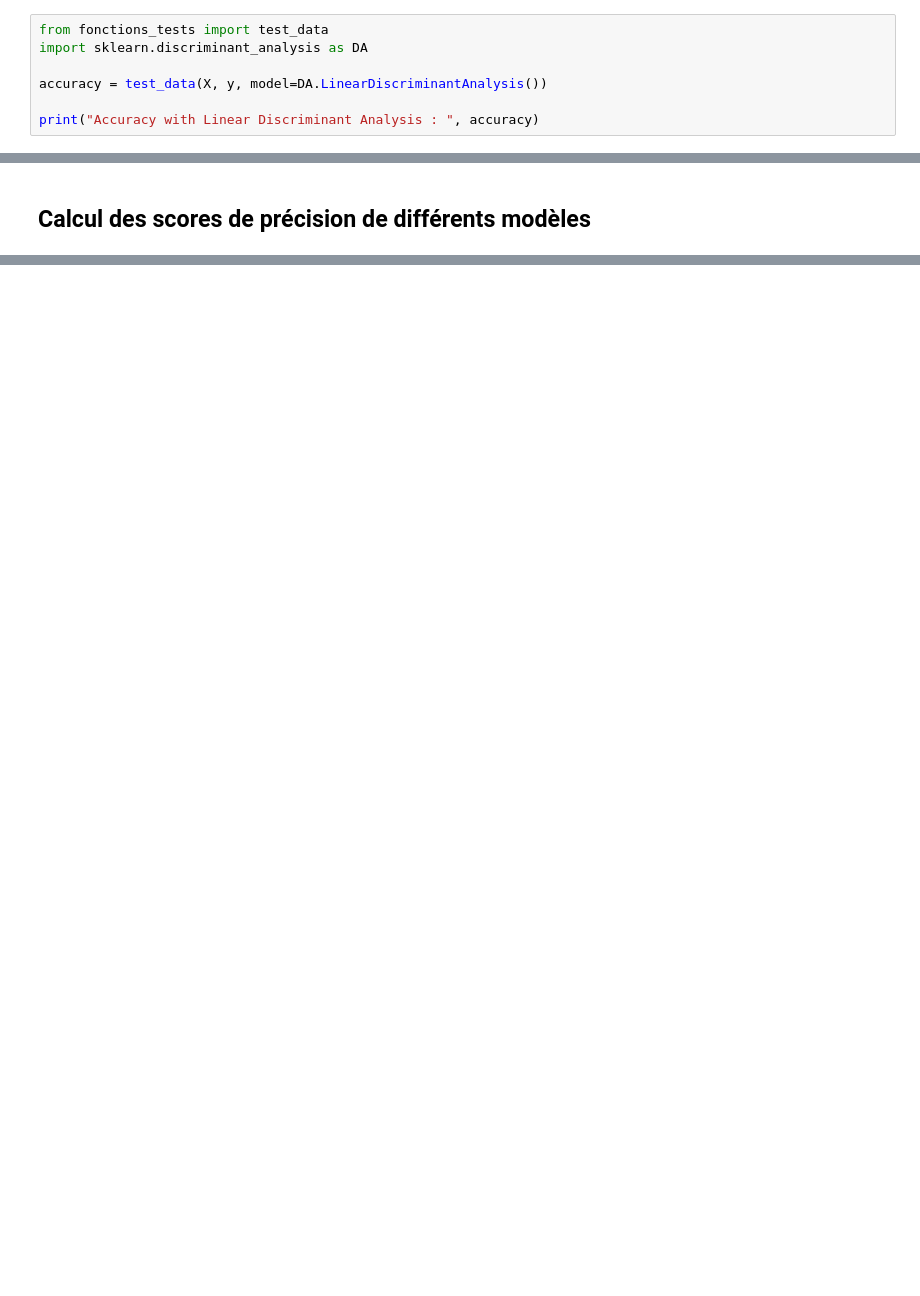
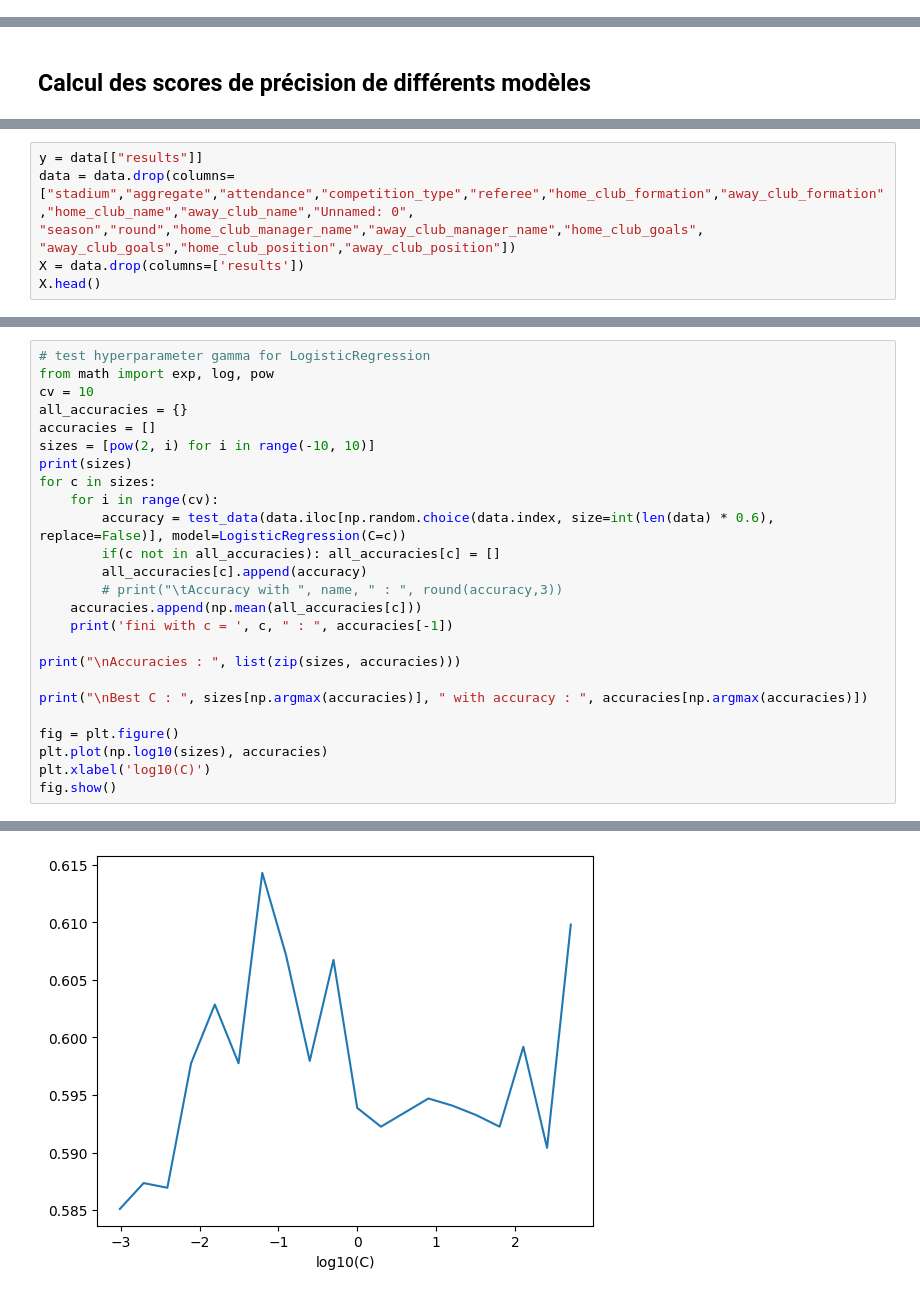
Before and after one commit to Nasotro/Projet, a Jupyter notebook: test julien.ipynb, the cells around one changed output, grey strips where cells are left out. Cells and saved outputs as stored; diff of their text form; blank space fills up the shorter version.

Commit message:
test hyper param Logistic Regression

```diff
--- a/test julien.ipynb
+++ b/test julien.ipynb
@@ -93,9 +101,2 @@ plot_correlation_matrix(corr_mat)
 # %%
 X = SimpleImputer(strategy='mean').fit_transform(X)
-# %%
-from fonctions_tests import test_data
-import sklearn.discriminant_analysis as DA
-
-accuracy = test_data(X, y, model=DA.LinearDiscriminantAnalysis())
-
-print("Accuracy with Linear Discriminant Analysis : ", accuracy)
@@ -170,0 +187,5 @@ plt.plot(np.log10(sizes), accuracies)
+# %%
+y = data[["results"]]
+data = data.drop(columns=["stadium","aggregate","attendance","competition_type","referee","home_club_formation","away_club_formation","home_club_name","away_club_name","Unnamed: 0", "season","round","home_club_manager_name","away_club_manager_name","home_club_goals", "away_club_goals","home_club_position","away_club_position"])
+X = data.drop(columns=['results'])
+X.head()
@@ -170,0 +199,26 @@ plt.plot(np.log10(sizes), accuracies)
+# %%
+# test hyperparameter gamma for LogisticRegression
+from math import exp, log, pow
+cv = 10
+all_accuracies = {}
+accuracies = []
+sizes = [pow(2, i) for i in range(-10, 10)]
+print(sizes)
+for c in sizes:
+    for i in range(cv):
+        accuracy = test_data(data.iloc[np.random.choice(data.index, size=int(len(data) * 0.6), replace=False)], model=LogisticRegression(C=c))
+        if(c not in all_accuracies): all_accuracies[c] = []
+        all_accuracies[c].append(accuracy)
+        # print("\tAccuracy with ", name, " : ", round(accuracy,3))
+    accuracies.append(np.mean(all_accuracies[c]))
+    print('fini with c = ', c, " : ", accuracies[-1])
+
+print("\nAccuracies : ", list(zip(sizes, accuracies)))
+
+print("\nBest C : ", sizes[np.argmax(accuracies)], " with accuracy : ", accuracies[np.argmax(accuracies)])
+
+fig = plt.figure()
+plt.plot(np.log10(sizes), accuracies)
+plt.xlabel('log10(C)')
+fig.show()
+# %% [output]
@@ -170,0 +242 @@ plt.plot(np.log10(sizes), accuracies)
+[figure, added]
```
Also changed, not shown: parts of 10 cells of this notebook, 1 other file.
